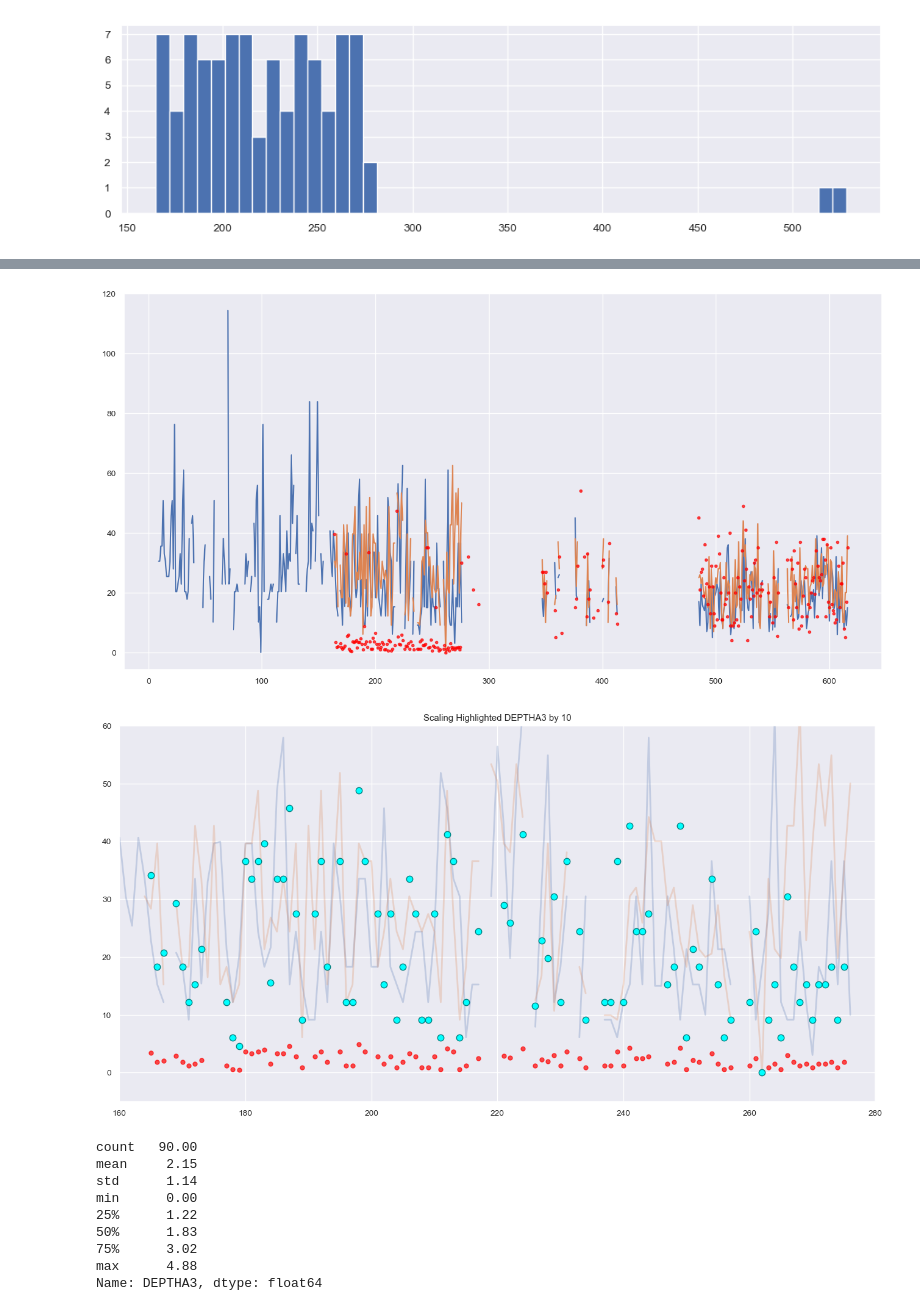
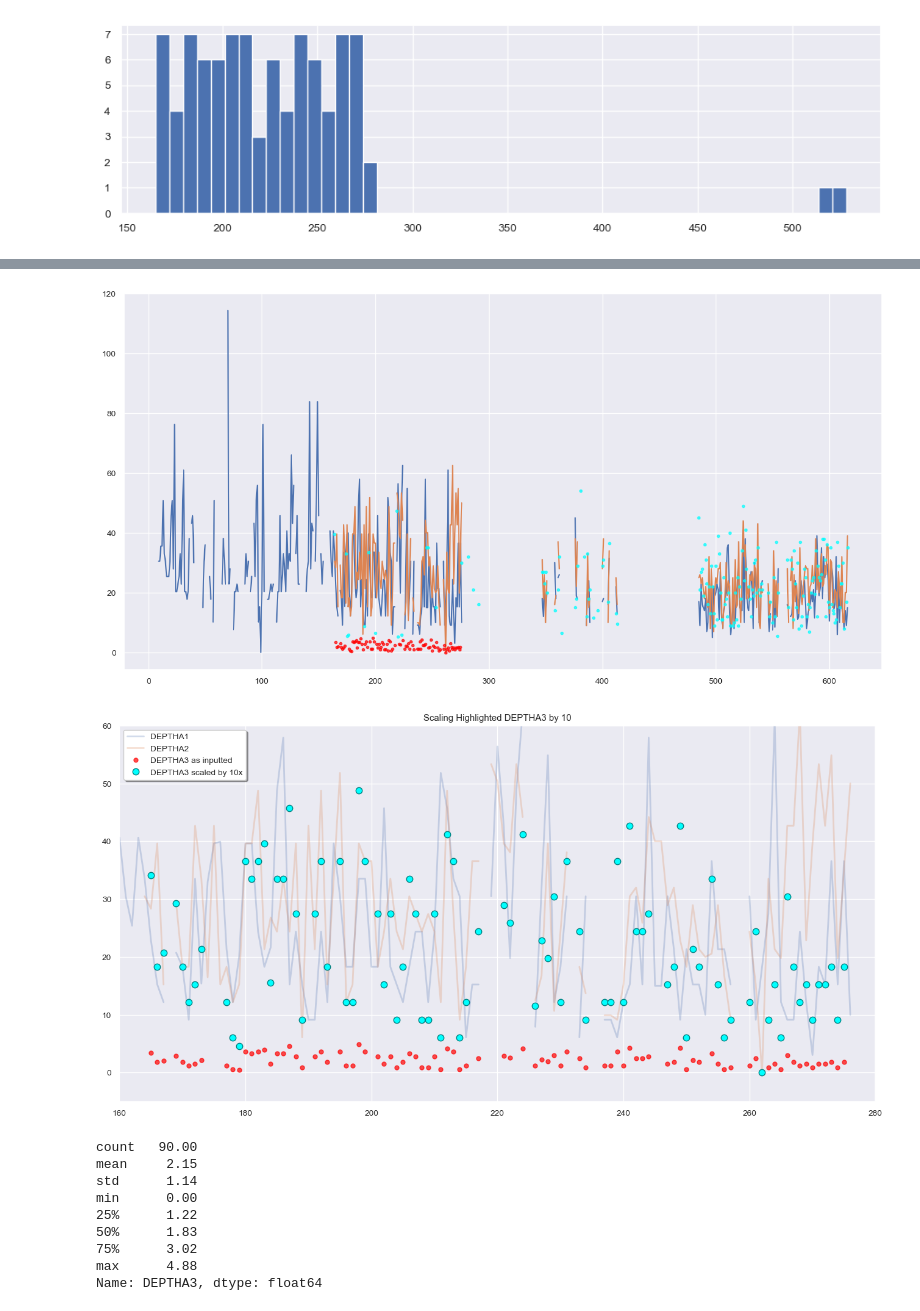
Before and after one commit to dfo-gulf-science/EFishing-EDA, a Jupyter notebook: E_Fishing_EDA_part2.ipynb, the cells around one changed output, grey strips where cells are left out. Drawn from its saved outputs; the diff is of its cells as text; code cells hidden in the pictures.

```diff
--- a/E_Fishing_EDA_part2.ipynb
+++ b/E_Fishing_EDA_part2.ipynb
@@ -1146,23 +1200,27 @@ df_msite[df_msite.DEPTHA3<5].rename_axis('idx').reset_index().idx.hist(figsize=(
 # %%
+scale_max = 5  # the more conservative guess, converting the most likely errors
+id_limits = 160, 280
 plt.figure(figsize=(16,8))
 df_msite.DEPTHA1.plot()
 df_msite.DEPTHA2.plot()
-df_msite.DEPTHA3.plot(color='red', marker='.', linestyle='', alpha=0.7)
+df_msite[df_msite.DEPTHA3>scale_max].DEPTHA3.plot(color='cyan', marker='.', linestyle='', alpha=0.7)
+df_msite[(df_msite.DEPTHA3<scale_max) & (df_msite.index<id_limits[1])].DEPTHA3.plot(color='red', marker='.', linestyle='', alpha=0.7)
 plt.show()
 # %% [output]
-[figure, old version]
+[figure, new version]
 # %%
 plt.figure(figsize=(16,8))
-plt.xlim(160, 280)
+plt.xlim(id_limits)
 plt.ylim(-5, 60)
 df_msite.DEPTHA1.plot(alpha=0.25, linewidth=2)
 df_msite.DEPTHA2.plot(alpha=0.25, linewidth=2)
-df_msite[df_msite.DEPTHA3<5].DEPTHA3.plot(color='red', marker='.', linestyle='', markersize=10, alpha=0.7)
-(df_msite[df_msite.DEPTHA3<5].DEPTHA3*10).plot(color='cyan', marker='.', linestyle='', markersize=15, markeredgecolor='teal')
+df_msite[df_msite.DEPTHA3<scale_max].DEPTHA3.plot(color='red', marker='.', linestyle='', markersize=10, alpha=0.7, label='DEPTHA3 as inputted')
+(df_msite[df_msite.DEPTHA3<scale_max].DEPTHA3*10).plot(color='cyan', marker='.', linestyle='', markersize=15, markeredgecolor='teal', label='DEPTHA3 scaled by 10x')
 plt.title('Scaling Highlighted DEPTHA3 by 10')
+plt.legend(shadow=True, facecolor='white')
 plt.show()
 # %% [output]
-[figure, old version]
+[figure, new version]
 # %%
 # RECOMMENDATION: scale by 10x
 # NOTE: this depth is supposed to be in CM, if a unit that is 10x less than CM it would be 10x longer... decimeteres?
```
Also changed, not shown: parts of 16 cells of this notebook.
